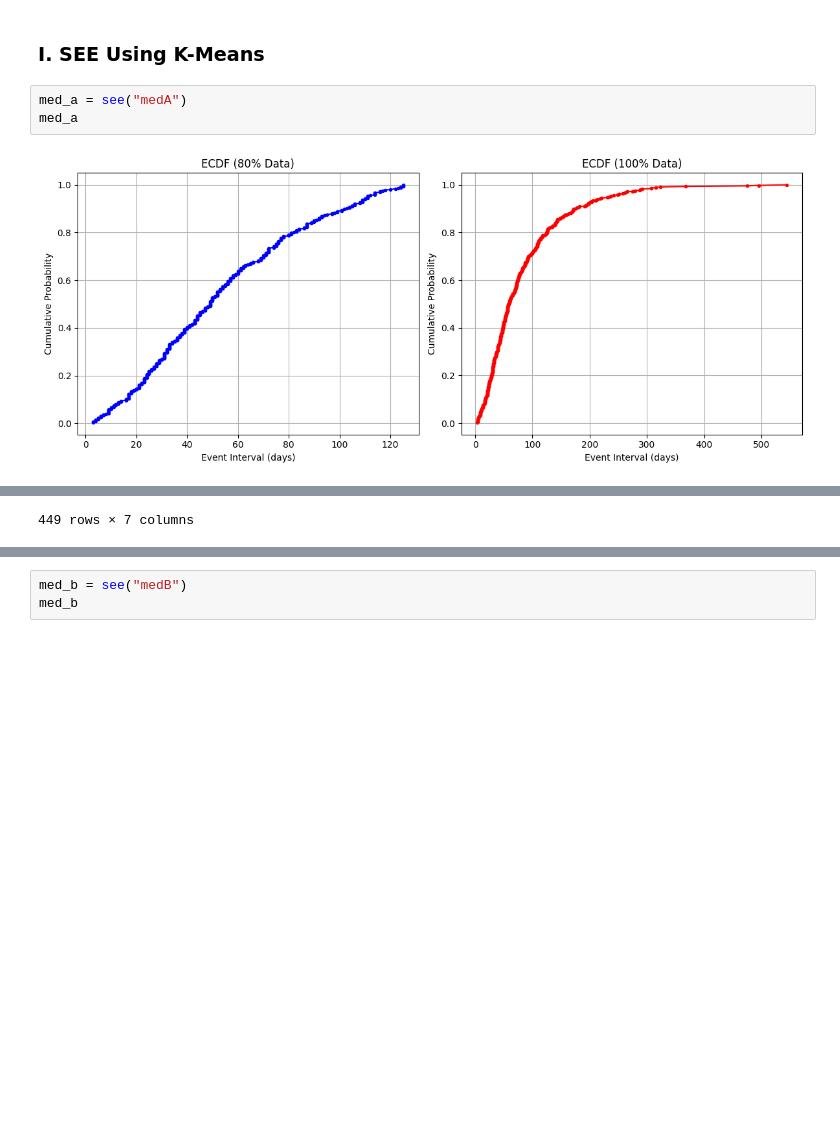
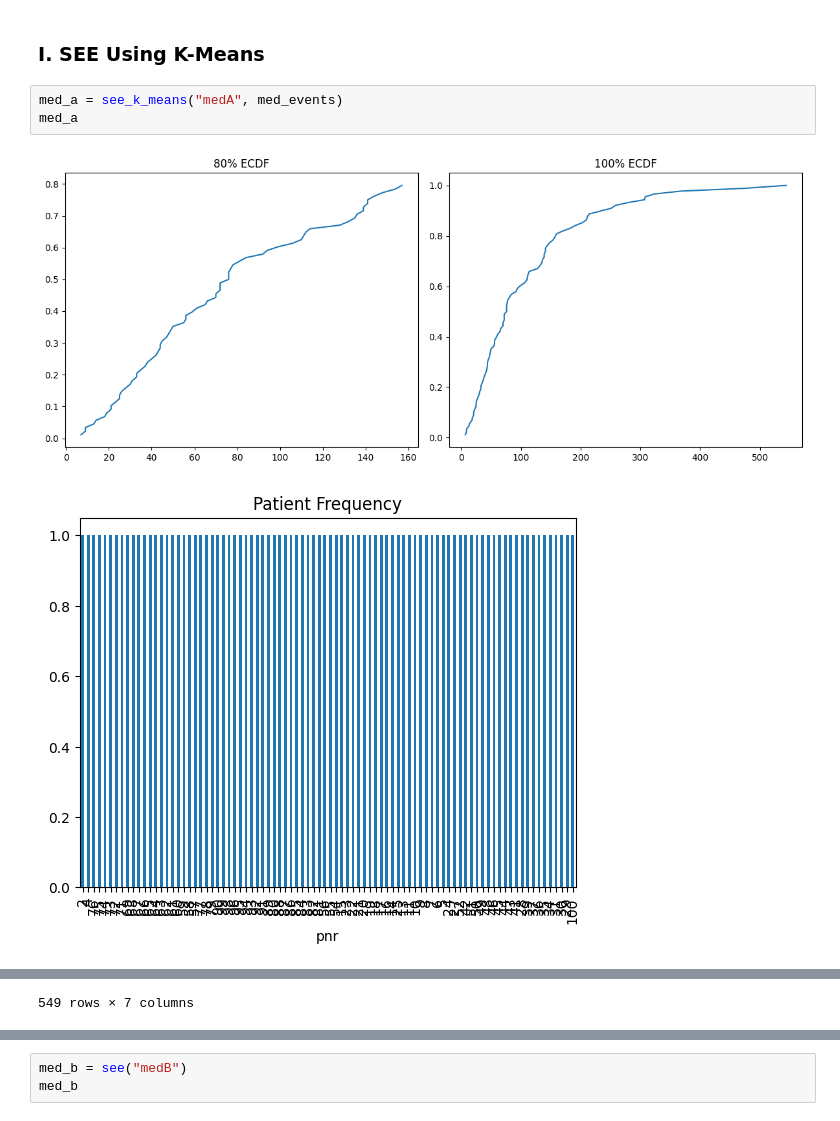
Before and after one commit to Whos-Andrei-Go/SEE, a Jupyter notebook: SEE.ipynb, the cells around one changed output, grey strips where cells are left out. Saved outputs shown, nothing was run; the diff lists cells and outputs as text; blank space fills up the shorter version.

```diff
--- a/SEE.ipynb
+++ b/SEE.ipynb
@@ -250,7 +365,8 @@ def see_assumption(data):
 # %% [markdown]
 ### I. SEE Using **K-Means**
 # %%
-med_a = see("medA")
+med_a = see_k_means("medA", med_events)
 med_a
 # %% [output]
-[figure, old version]
+[figure, new version]
+[figure, added]
@@ -269,4 +387,4 @@ med_a
-449 rows × 7 columns
+549 rows × 7 columns
 # %%
 see_assumption(med_a)
 # %% [output]
```
Also changed, not shown: parts of 9 cells of this notebook.
